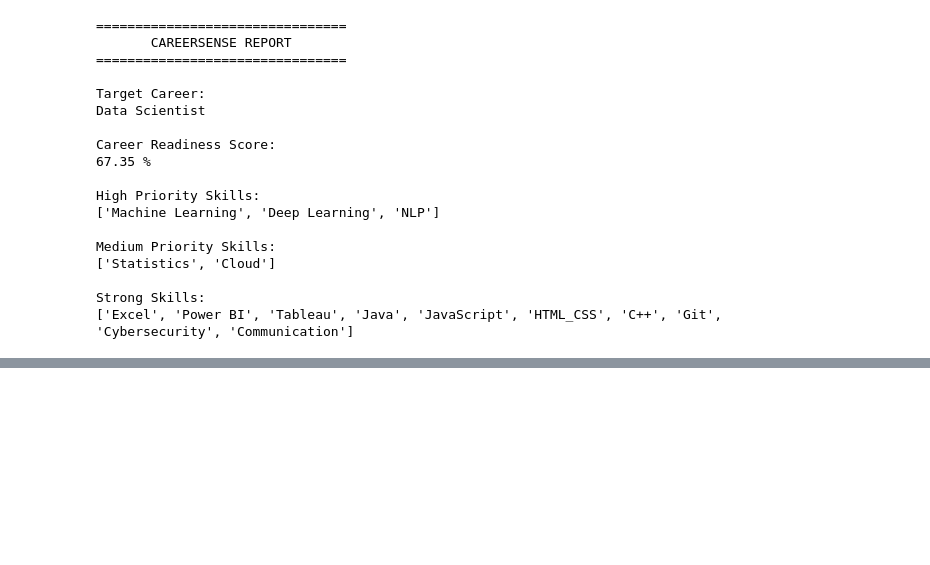
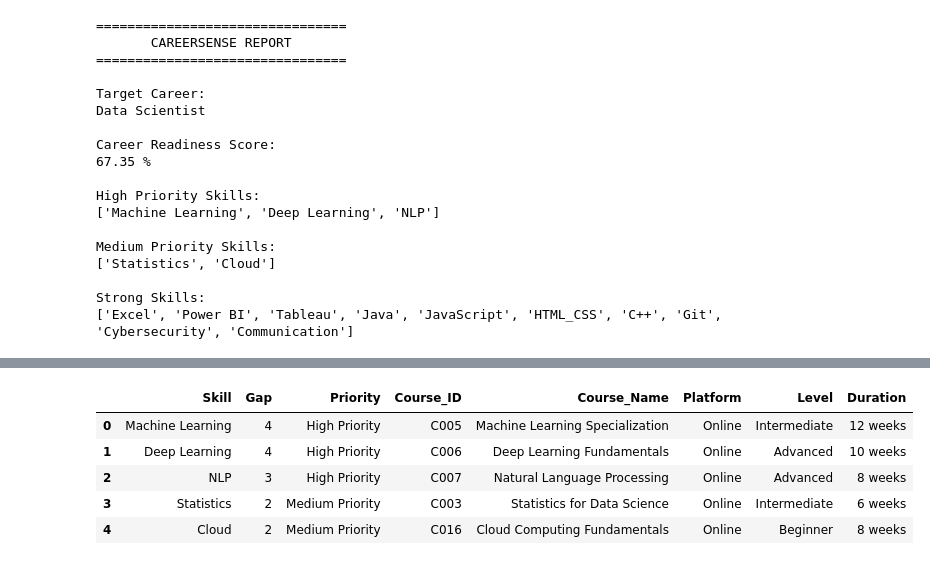
Before and after one commit to omhole8296/CareerSense-ai_career_recommendation_system, a Jupyter notebook: notebooks/03_Skill_Gap_Engine.ipynb, the cells around one changed output, grey strips where cells are left out. Cells and saved outputs as stored; diff of their text form; code cells hidden in the pictures; blank space fills up the shorter version.

```diff
--- a/notebooks/03_Skill_Gap_Engine.ipynb
+++ b/notebooks/03_Skill_Gap_Engine.ipynb
@@ -267,0 +344,11 @@ Strong Skills:
+# %%
+top_courses = course_recommendations.head(5)
+
+top_courses
+# %% [output]
+|  | Skill | Gap | Priority | Course_ID | Course_Name | Platform | Level | Duration |
+| 0 | Machine Learning | 4 | High Priority | C005 | Machine Learning Specialization | Online | Intermediate | 12 weeks |
+| 1 | Deep Learning | 4 | High Priority | C006 | Deep Learning Fundamentals | Online | Advanced | 10 weeks |
+| 2 | NLP | 3 | High Priority | C007 | Natural Language Processing | Online | Advanced | 8 weeks |
+| 3 | Statistics | 2 | Medium Priority | C003 | Statistics for Data Science | Online | Intermediate | 6 weeks |
+| 4 | Cloud | 2 | Medium Priority | C016 | Cloud Computing Fundamentals | Online | Beginner | 8 weeks |
```
Also changed, not shown: parts of 10 cells of this notebook, 2 other files.
